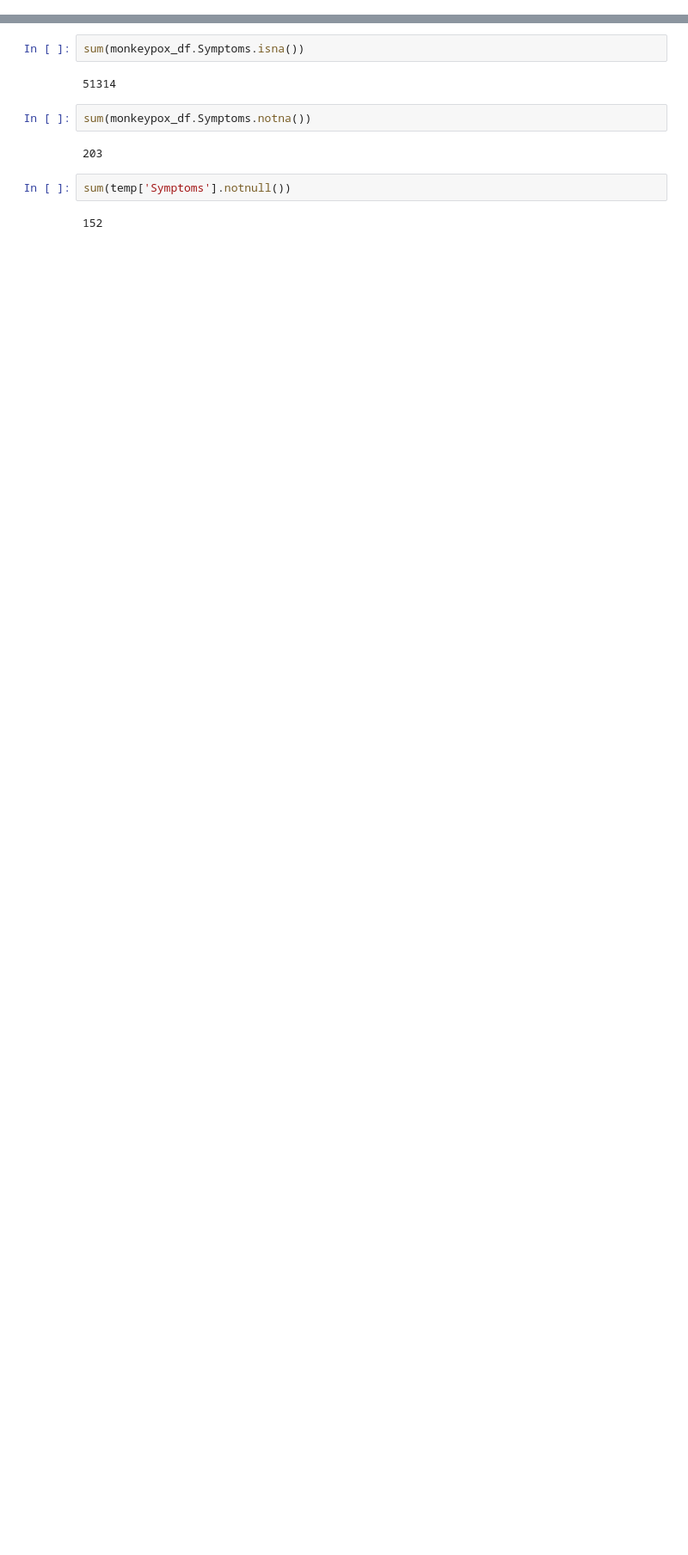
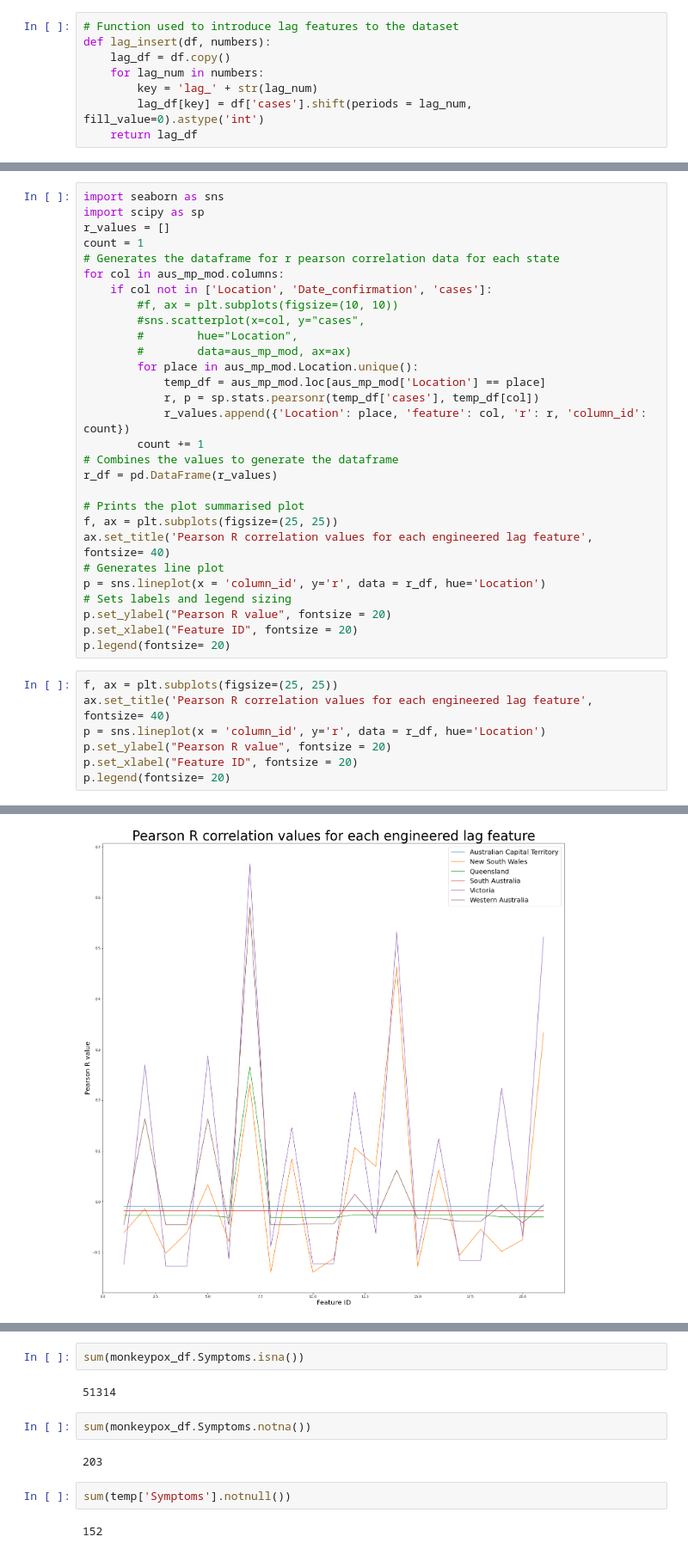
Before and after one commit to kinoshita197083/Grad-Project-React, a Jupyter notebook: dataset_content/monkeypox.ipynb, the cells around one changed output, grey strips where cells are left out. Shown: that part at 86% size. Drawn from its saved outputs; the diff is of its cells as text; blank space fills up the shorter version.

Commit message:
modified files in dataset folder to reflect lag analysis. saved csv file and graphical plot generated from analysis

```diff
--- a/dataset_content/monkeypox.ipynb
+++ b/dataset_content/monkeypox.ipynb
@@ -82,0 +97,8 @@ usa_temp
+# %%
+# Function used to introduce lag features to the dataset
+def lag_insert(df, numbers):
+    lag_df = df.copy()
+    for lag_num in numbers:
+        key = 'lag_' + str(lag_num)
+        lag_df[key] = df['cases'].shift(periods = lag_num, fill_value=0).astype('int')
+    return lag_df
@@ -82,0 +203,37 @@ usa_temp
+# %%
+import seaborn as sns
+import scipy as sp
+r_values = []
+count = 1
+# Generates the dataframe for r pearson correlation data for each state
+for col in aus_mp_mod.columns:
+    if col not in ['Location', 'Date_confirmation', 'cases']:
+        #f, ax = plt.subplots(figsize=(10, 10))
+        #sns.scatterplot(x=col, y="cases",
+        #        hue="Location",
+        #        data=aus_mp_mod, ax=ax)
+        for place in aus_mp_mod.Location.unique():
+            temp_df = aus_mp_mod.loc[aus_mp_mod['Location'] == place]
+            r, p = sp.stats.pearsonr(temp_df['cases'], temp_df[col])
+            r_values.append({'Location': place, 'feature': col, 'r': r, 'column_id': count})
+        count += 1
+# Combines the values to generate the dataframe
+r_df = pd.DataFrame(r_values)
+
+# Prints the plot summarised plot
+f, ax = plt.subplots(figsize=(25, 25))
+ax.set_title('Pearson R correlation values for each engineered lag feature', fontsize= 40)
+# Generates line plot
+p = sns.lineplot(x = 'column_id', y='r', data = r_df, hue='Location')
+# Sets labels and legend sizing
+p.set_ylabel("Pearson R value", fontsize = 20)
+p.set_xlabel("Feature ID", fontsize = 20)
+p.legend(fontsize= 20)
+# %%
+f, ax = plt.subplots(figsize=(25, 25))
+ax.set_title('Pearson R correlation values for each engineered lag feature', fontsize= 40)
+p = sns.lineplot(x = 'column_id', y='r', data = r_df, hue='Location')
+p.set_ylabel("Pearson R value", fontsize = 20)
+p.set_xlabel("Feature ID", fontsize = 20)
+p.legend(fontsize= 20)
+# %% [output]
@@ -82,0 +241 @@ usa_temp
+[figure, added]
```
Also changed, not shown: parts of 23 cells of this notebook, 6 other files.
